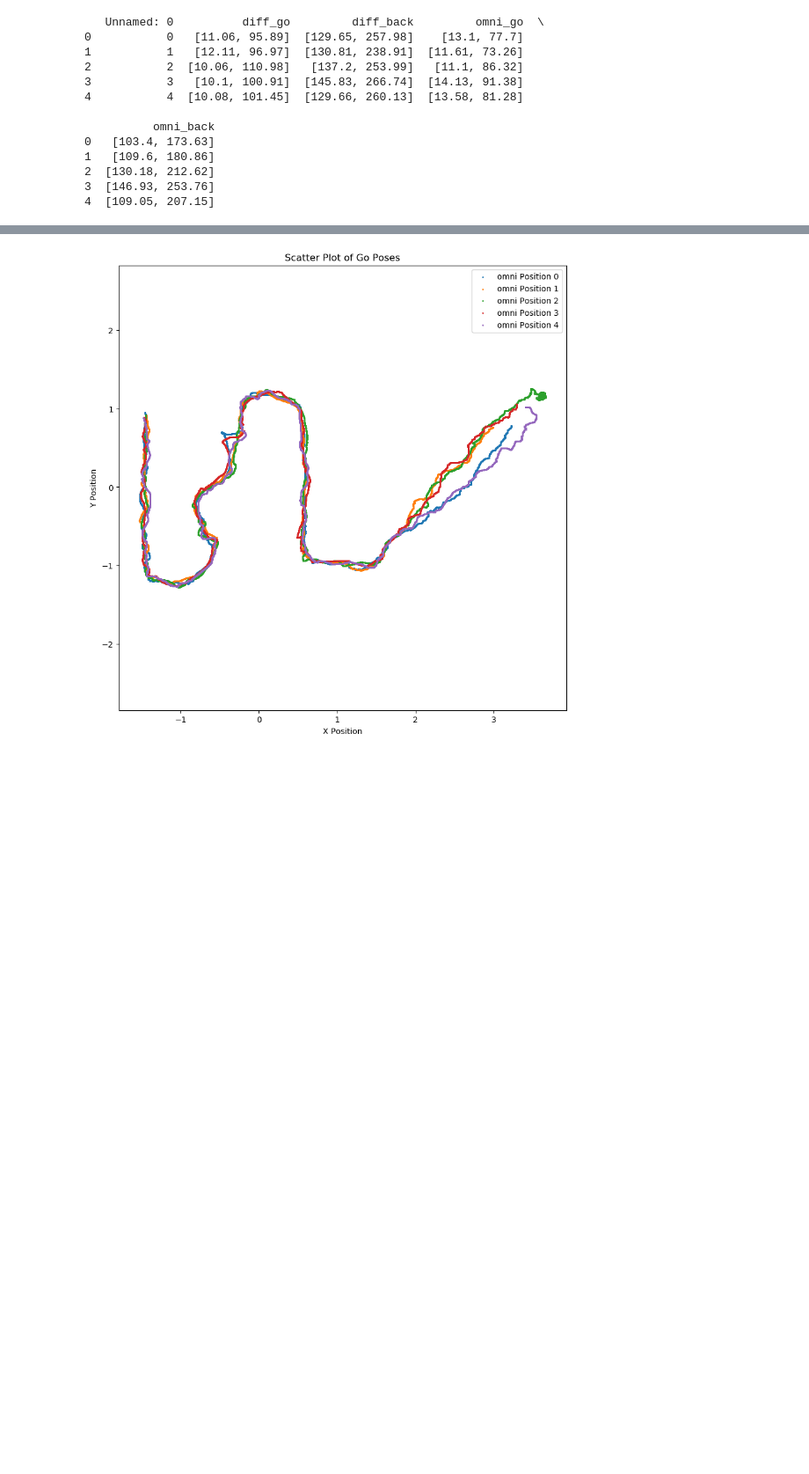
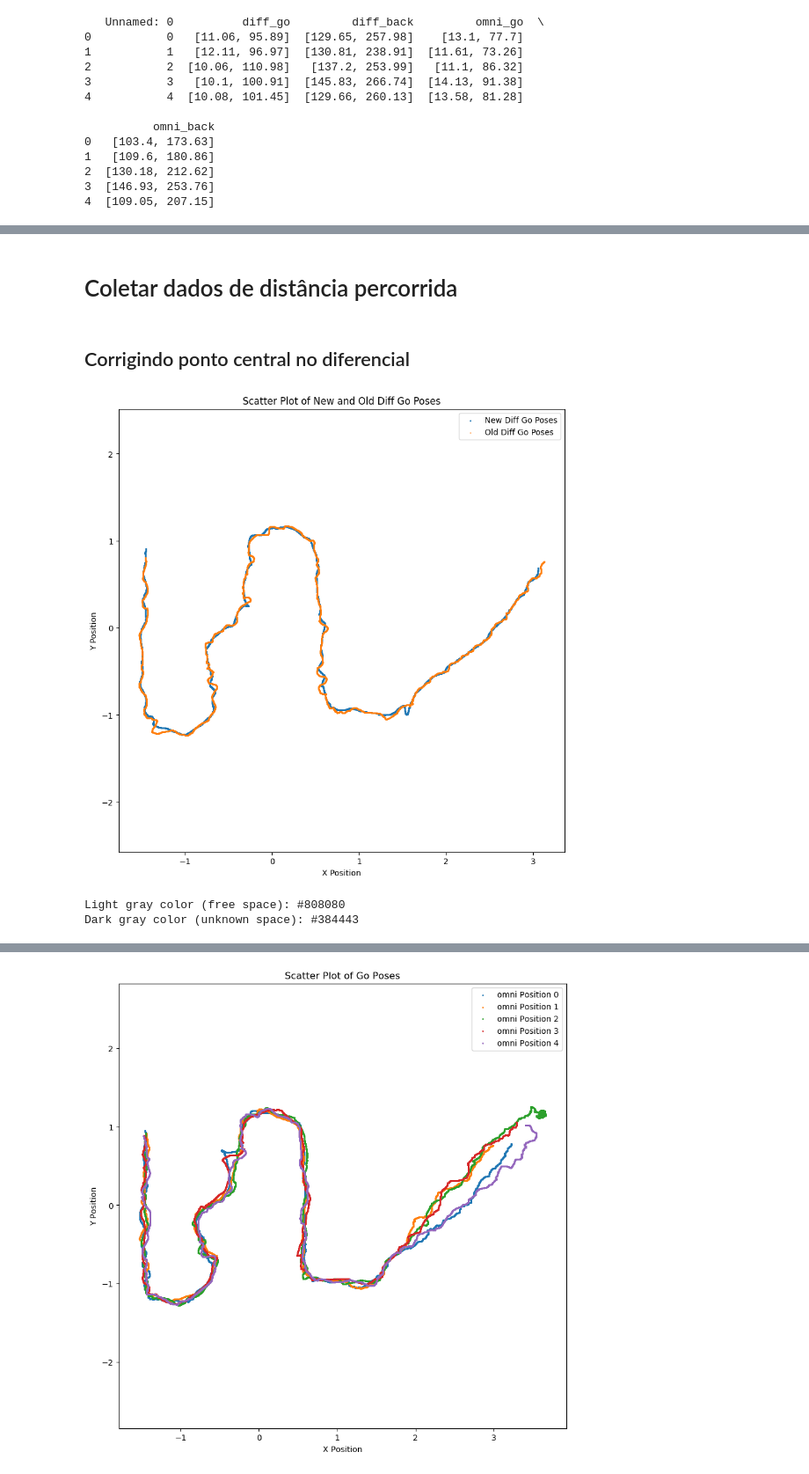
Before and after one commit to LuizMiguelTavares/dissertation_data_analysis, a Jupyter notebook: rrt/analyzing_data/analizing_position.ipynb, the cells around one changed output, grey strips where cells are left out. Shown at 88% size. Saved outputs shown, nothing was run; the diff lists cells and outputs as text; code cells hidden in the pictures; blank space fills up the shorter version.

```diff
--- a/rrt/analyzing_data/analizing_position.ipynb
+++ b/rrt/analyzing_data/analizing_position.ipynb
@@ -261,0 +542,4 @@ if not data_already_loaded:
+# %% [markdown]
+# Coletar dados de distância percorrida
+# %% [markdown]
+## Corrigindo ponto central no diferencial
@@ -261,0 +611,47 @@ if not data_already_loaded:
+# %%
+import matplotlib.pyplot as plt
+
+# Extract positions from new_diff_go_poses for the first set of poses
+new_positions = np.array([[pose.pose.position.x, pose.pose.position.y] for pose in new_diff_go_poses[0]])
+
+# Extract positions from poses_diff_go for the first set of poses
+old_positions = np.array([[pose.pose.position.x, pose.pose.position.y] for pose in poses_diff_go[0]])
+
+# Create a scatter plot
+plt.figure(figsize=(10, 10))
+plt.scatter(new_positions[:, 0], new_positions[:, 1], label='New Diff Go Poses', s=1)
+plt.scatter(old_positions[:, 0], old_positions[:, 1], label='Old Diff Go Poses', s=1, alpha=0.5)
+
+# Set plot labels and title
+plt.xlabel('X Position')
+plt.ylabel('Y Position')
+plt.axis('equal')
+plt.title('Scatter Plot of New and Old Diff Go Poses')
+plt.legend()
+plt.show()
+# %% [output]
+[figure, added]
+# %%
+from PIL import Image
+
+# Function to get the dominant color in an image
+def get_dominant_color(image_path):
+    image = Image.open(image_path)
+    image = image.resize((1, 1))  # Resize the image to 1x1 to get the dominant color
+    dominant_color = image.getpixel((0, 0))  # Get the RGB value of the pixel
+    return '#{:02x}{:02x}{:02x}'.format(*dominant_color)
+
+# Path to the images
+image1_path = 'light_gray.png'
+image2_path = 'dark_green.png'
+
+# Get the dominant colors
+color1_hex = get_dominant_color(image1_path)
+color2_hex = get_dominant_color(image2_path)
+
+# Print the results
+print(f"Light gray color (free space): {color1_hex}")
+print(f"Dark gray color (unknown space): {color2_hex}")
+# %% [output]
+Light gray color (free space): #808080
+Dark gray color (unknown space): #384443
```
Also changed, not shown: parts of 29 cells of this notebook, 5 other files.
